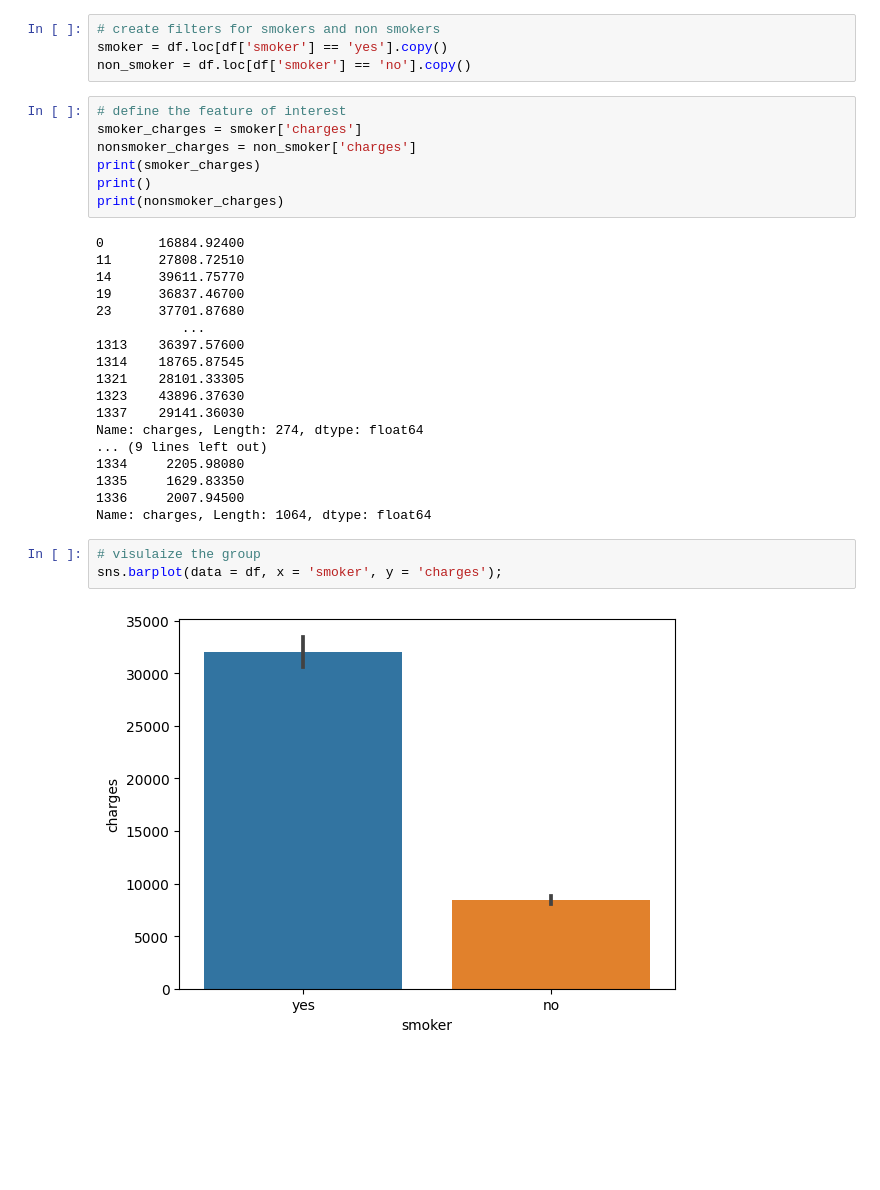
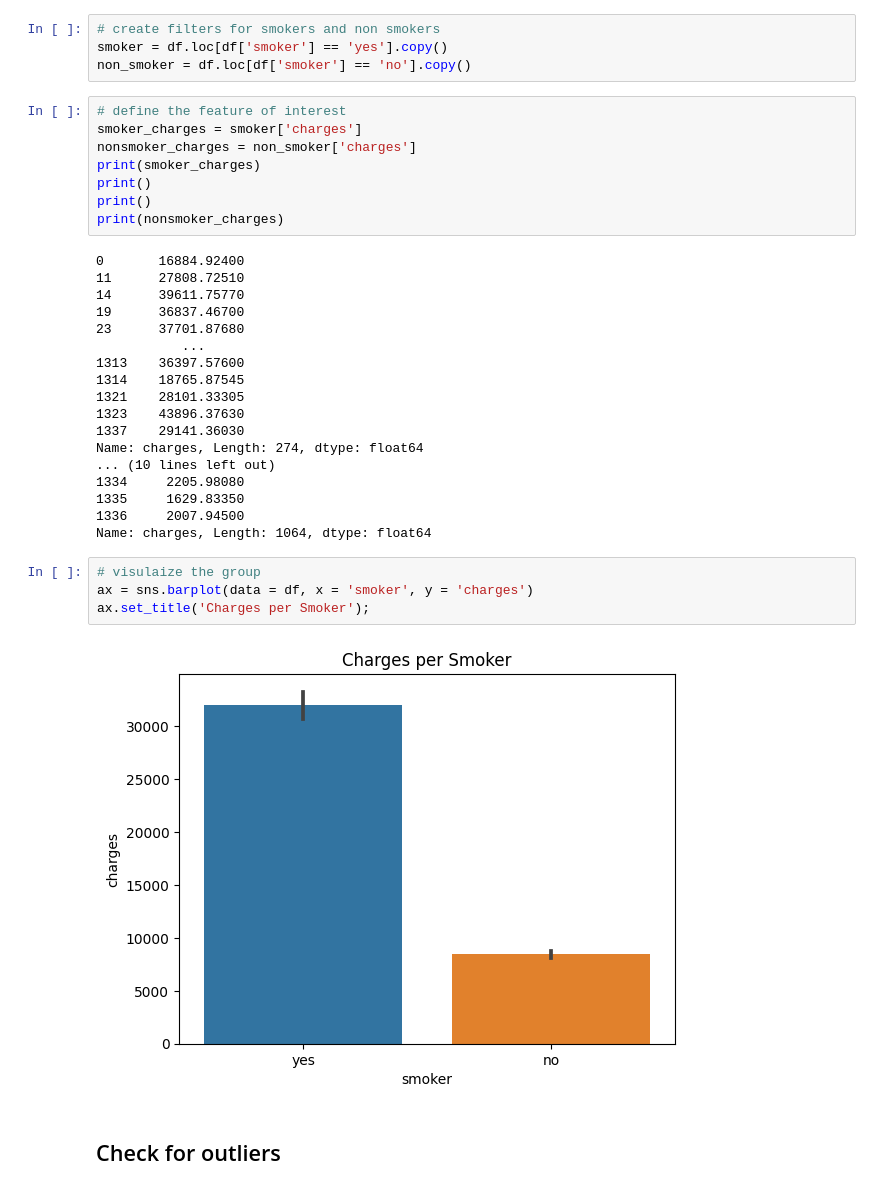
Before and after one commit to shellymduncan/Hypothesis-Testing-with-Insurance-Data-Core-, a Jupyter notebook: Hypothesis Testing with Insurance Data (Core).ipynb, the cells around one changed output. Cells and saved outputs as stored; diff of their text form; blank space fills up the shorter version.

```diff
--- a/Hypothesis Testing with Insurance Data (Core).ipynb
+++ b/Hypothesis Testing with Insurance Data (Core).ipynb
@@ -92,6 +92,7 @@ smoker_charges = smoker['charges']
 nonsmoker_charges = non_smoker['charges']
 print(smoker_charges)
 print()
+print()
 print(nonsmoker_charges)
 # %% [output]
 0       16884.92400
@@ -106,13 +107,16 @@ print(nonsmoker_charges)
 1323    43896.37630
 1337    29141.36030
 Name: charges, Length: 274, dtype: float64
-... (9 lines left out)
+... (10 lines left out)
 1334     2205.98080
 1335     1629.83350
 1336     2007.94500
 Name: charges, Length: 1064, dtype: float64
 # %%
 # visulaize the group
-sns.barplot(data = df, x = 'smoker', y = 'charges');
+ax = sns.barplot(data = df, x = 'smoker', y = 'charges')
+ax.set_title('Charges per Smoker');
 # %% [output]
-[figure, old version]
+[figure, new version]
+# %% [markdown]
+## Check for outliers
```
Also changed, not shown: parts of 33 cells of this notebook.
